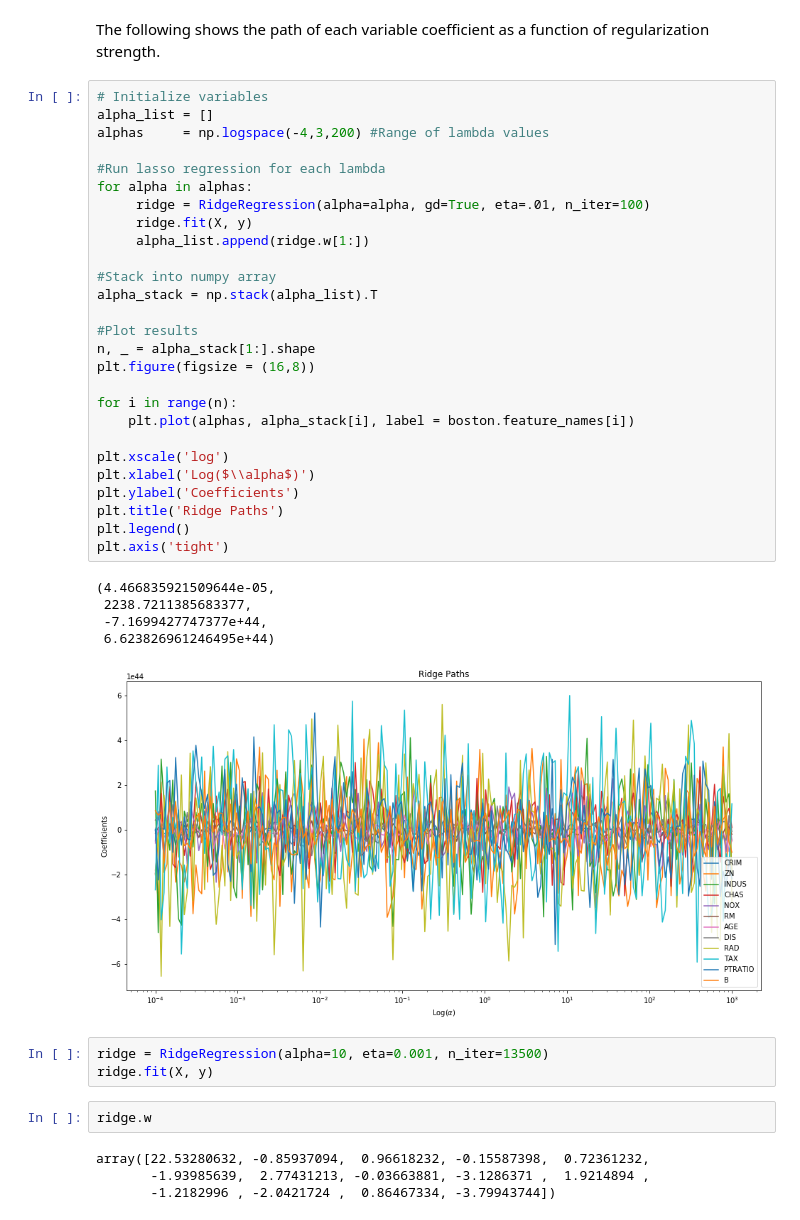
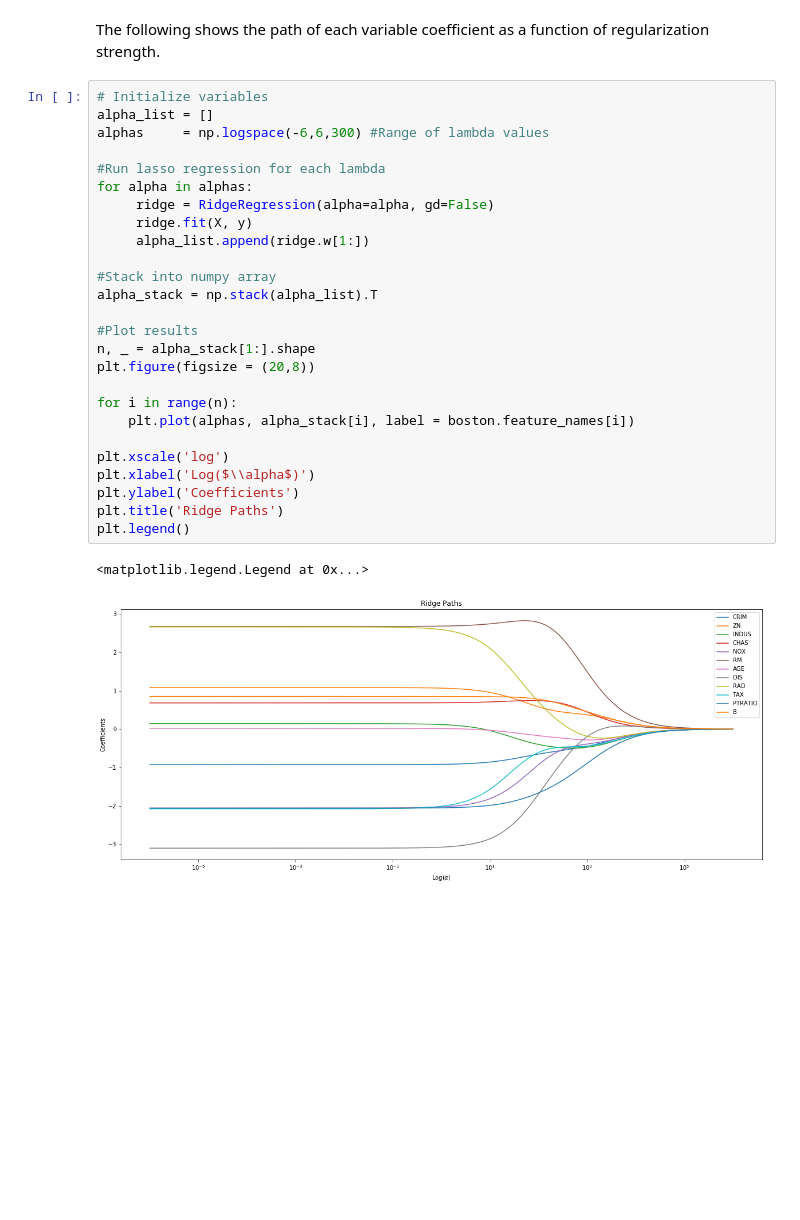
Before and after one commit to JonathanBechtel/easyml, a Jupyter notebook: examples/Ridge Regression.ipynb, the cells around one changed output. Saved outputs shown, nothing was run; the diff lists cells and outputs as text; blank space fills up the shorter version.

Commit message:
updated ridge regression example notebook

```diff
--- a/examples/Ridge Regression.ipynb
+++ b/examples/Ridge Regression.ipynb
@@ -19,42 +17,29 @@ The following shows the path of each variable coefficient as a function of regul
 # %%
 # Initialize variables
 alpha_list = []
-alphas     = np.logspace(-4,3,200) #Range of lambda values
+alphas     = np.logspace(-6,6,300) #Range of lambda values
 
 #Run lasso regression for each lambda
 for alpha in alphas:
-     ridge = RidgeRegression(alpha=alpha, gd=True, eta=.01, n_iter=100)
+     ridge = RidgeRegression(alpha=alpha, gd=False)
      ridge.fit(X, y)
      alpha_list.append(ridge.w[1:])
 
 #Stack into numpy array
 alpha_stack = np.stack(alpha_list).T
 
 #Plot results
 n, _ = alpha_stack[1:].shape
-plt.figure(figsize = (16,8))
+plt.figure(figsize = (20,8))
 
 for i in range(n):
     plt.plot(alphas, alpha_stack[i], label = boston.feature_names[i])
 
 plt.xscale('log')
 plt.xlabel('Log($\\alpha$)')
 plt.ylabel('Coefficients')
 plt.title('Ridge Paths')
 plt.legend()
-plt.axis('tight')
 # %% [output]
-(4.466835921509644e-05,
- 2238.7211385683377,
- -7.1699427747377e+44,
- 6.623826961246495e+44)
+<matplotlib.legend.Legend at 0x...>
-[figure, old version]
+[figure, new version]
-# %%
-ridge = RidgeRegression(alpha=10, eta=0.001, n_iter=13500)
-ridge.fit(X, y)
-# %%
-ridge.w
-# %% [output]
-array([22.53280632, -0.85937094,  0.96618232, -0.15587398,  0.72361232,
-       -1.93985639,  2.77431213, -0.03663881, -3.1286371 ,  1.9214894 ,
-       -1.2182996 , -2.0421724 ,  0.86467334, -3.79943744])
```
Also changed, not shown: parts of 21 cells of this notebook.
